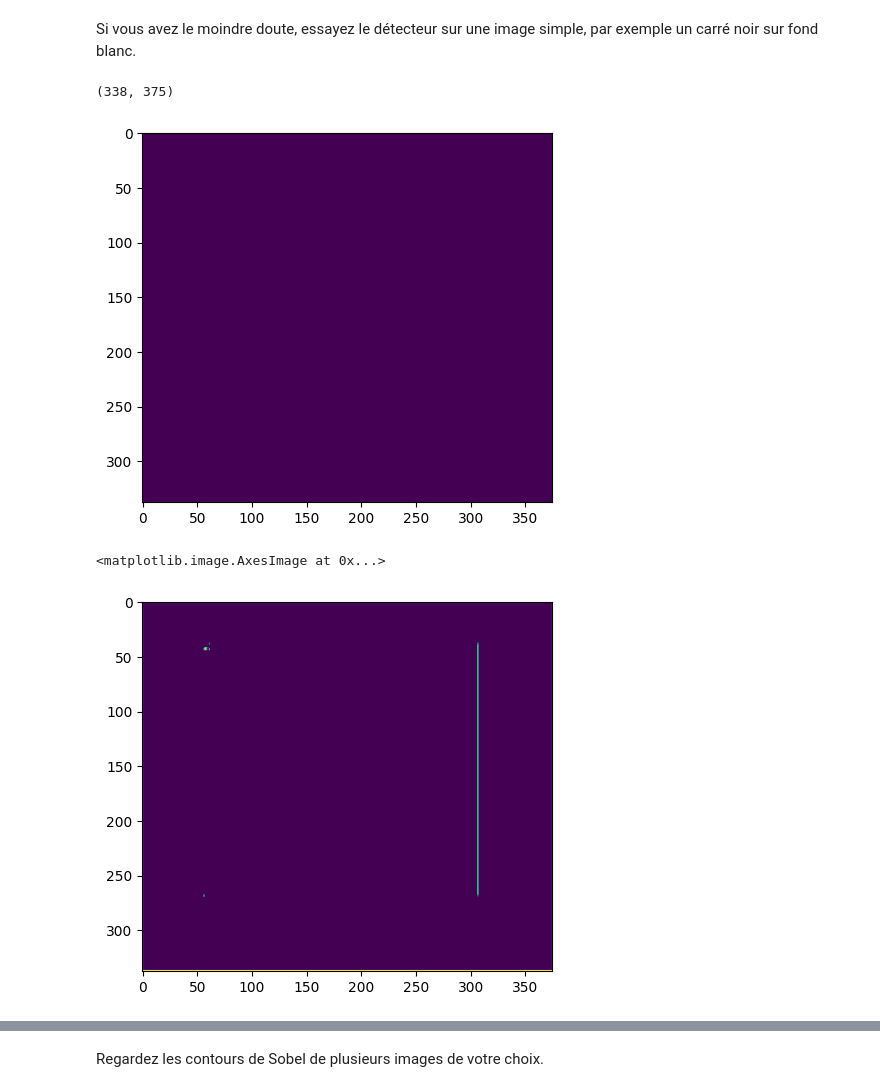
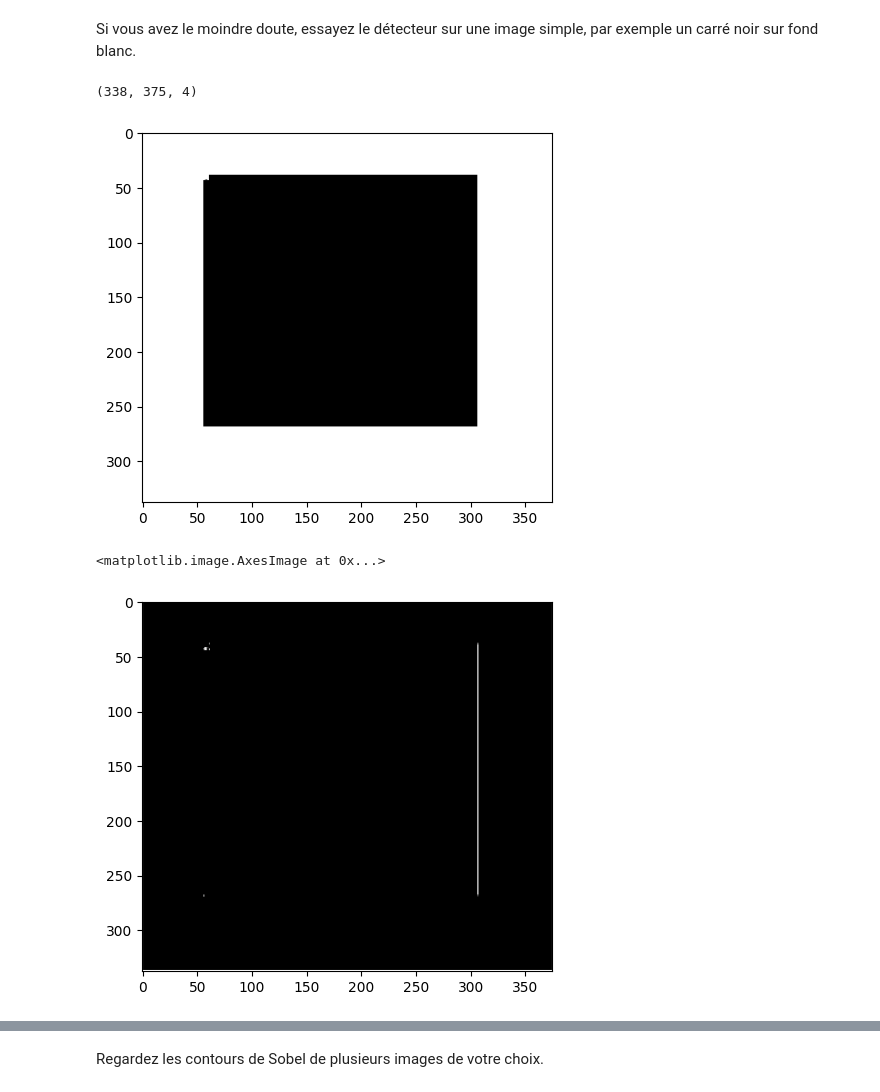
Before and after one commit to Tsukoyachi/CS-Semester-5-6, a Jupyter notebook: TD/S6/Données Numériques/TD6/TPconv.ipynb, the cells around one changed output, grey strips where cells are left out. Saved outputs shown, nothing was run; the diff lists cells and outputs as text; code cells hidden in the pictures.

```diff
--- a/TD/S6/Données Numériques/TD6/TPconv.ipynb
+++ b/TD/S6/Données Numériques/TD6/TPconv.ipynb
@@ -100,20 +100,20 @@ Un détecteur célèbre est celui de Sobel. Regardez les contours en x et en y a
 # %% [markdown]
 Si vous avez le moindre doute, essayez le détecteur sur une image simple, par exemple un carré noir sur fond blanc.
 # %%
-img = io.imread('./carreNoir.png')[:,:,3]
+img = io.imread('./carreNoir.png')
 plt.imshow(img)
 print(img.shape)
 # %% [output]
-(338, 375)
+(338, 375, 4)
-[figure, old version]
+[figure, new version]
 # %%
 # calcul des contours verticaux
 sobelx = np.array([[1,0,-1],[2,0,-2],[1,0,-1]])/4.0
-imgSobelX = maConvolution(img,sobelx)
-plt.imshow(imgSobelX)
+imgSobelX = maConvolution(img[:,:,0:3],sobelx)
+plt.imshow(np.abs(imgSobelX))
 # %% [output]
 <matplotlib.image.AxesImage at 0x...>
-[figure, old version]
+[figure, new version]
 # %%
 # calcul des contours verticaux
 sobely = np.array([[1,2,1],[0,0,0],[-1,-2,-1]])/4.0
```
Also changed, not shown: parts of 2 cells of this notebook.
